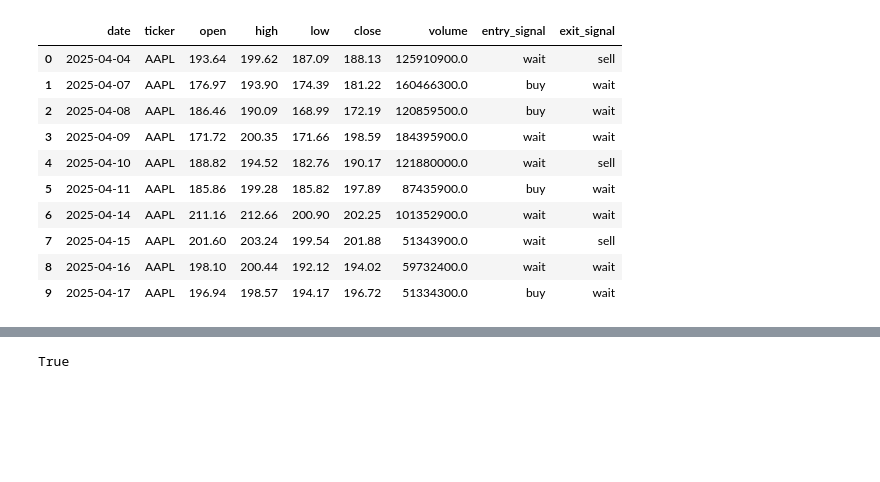
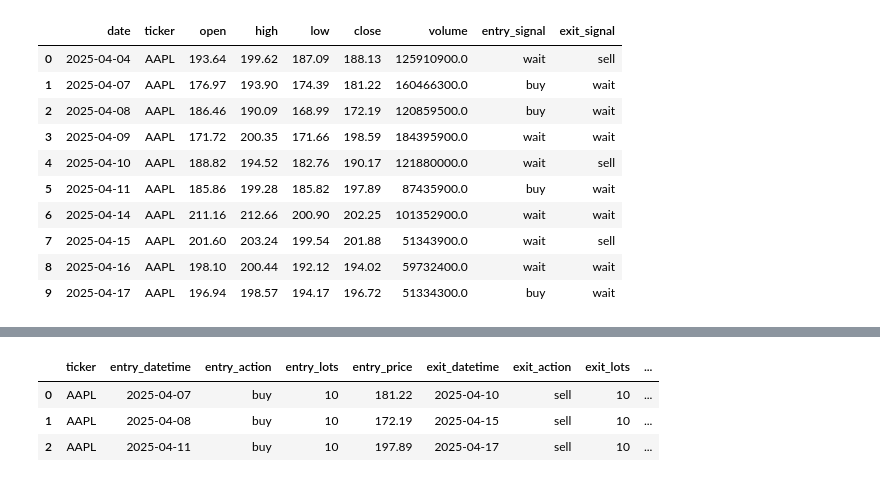
Before and after one commit to CKAbundant/strat_backtest, a Jupyter notebook: notebooks/gen_sample_csv.ipynb, the cells around one changed output, grey strips where cells are left out. Drawn from its saved outputs; the diff is of its cells as text; code cells hidden in the pictures; blank space fills up the shorter version.

```diff
--- a/notebooks/gen_sample_csv.ipynb
+++ b/notebooks/gen_sample_csv.ipynb
@@ -220,4 +138,8 @@ temp["date"].to_list()
-# %%
-a in temp["date"].to_list()
-# %% [output]
-True
+# %%
+trades = pd.read_parquet("../sample_trades.parquet")
+trades
+# %% [output]
+|  | ticker | entry_datetime | entry_action | entry_lots | entry_price | exit_datetime | exit_action | exit_lots | ... |
+| 0 | AAPL | 2025-04-07 | buy | 10 | 181.22 | 2025-04-10 | sell | 10 | ... |
+| 1 | AAPL | 2025-04-08 | buy | 10 | 172.19 | 2025-04-15 | sell | 10 | ... |
+| 2 | AAPL | 2025-04-11 | buy | 10 | 197.89 | 2025-04-17 | sell | 10 | ... |
```
Also changed, not shown: parts of 7 cells of this notebook, 5 other files.
